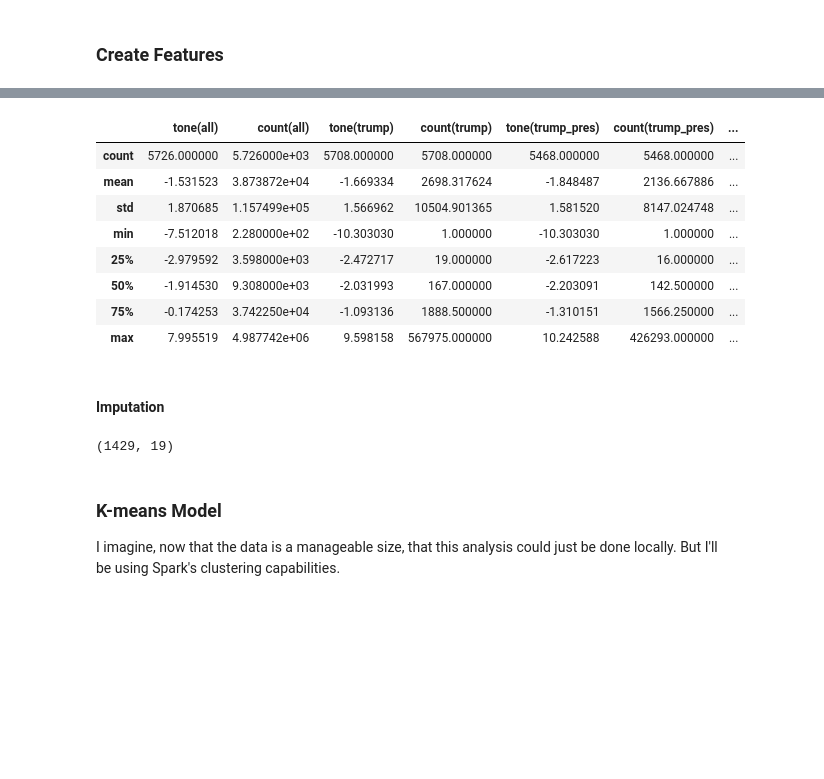
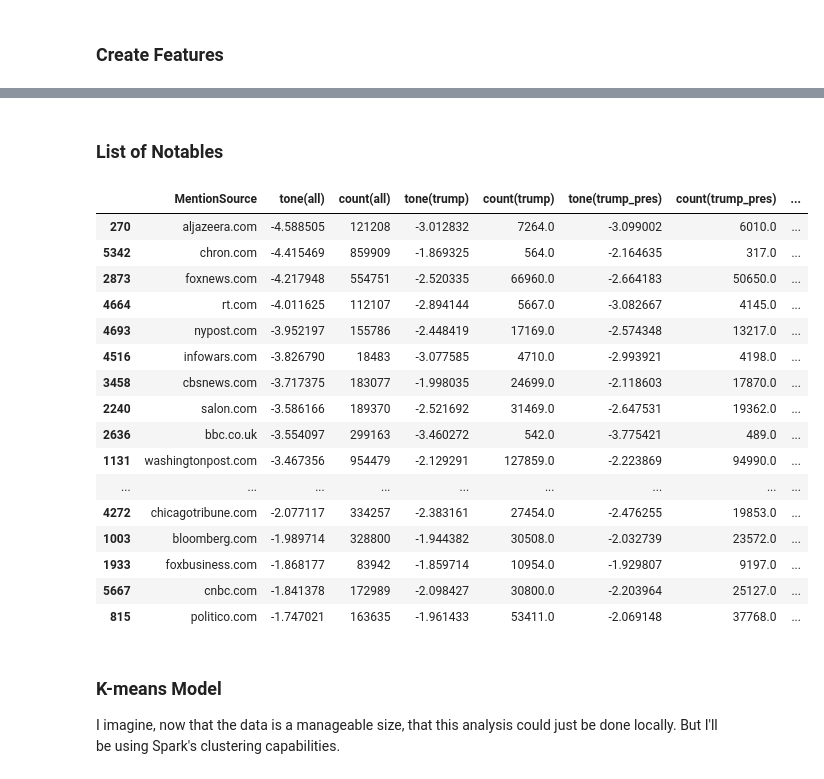
Before and after one commit to Rileypj1/BigDataProject, a Jupyter notebook: Mike - Model - Unsupervised Mentions.ipynb, the cells around one changed output, grey strips where cells are left out. Cells and saved outputs as stored; diff of their text form; code cells hidden in the pictures; blank space fills up the shorter version.

```diff
--- a/Mike - Model - Unsupervised Mentions.ipynb
+++ b/Mike - Model - Unsupervised Mentions.ipynb
@@ -11,6 +11,7 @@ spark = SparkSession.builder \
 # %%
 import pandas as pd
 pd.options.display.max_rows=250
+pd.options.display.max_columns=30
 import numpy as np
 from datetime import datetime
 
@@ -48,6 +49,8 @@ None
 # %% [markdown]
 ### Create Features
 # %%
+start = datetime.now()
+
 df_all=df_mentions.groupby("MentionSource").agg(func.mean("MentionDocTone").alias("tone(all)"),
                                                   func.count("MentionDocTone").alias("count(all)"))
 
@@ -98,3 +101,31 @@ df_anthem=df_mentions.where(df_mentions.MentionIdentifier.rlike('anthem')). \
 df_inauguration=df_mentions.where(df_mentions.MentionIdentifier.rlike('inauguration')). \
     groupby("MentionSource").agg(func.mean("MentionDocTone").alias("tone(inauguration)"),
                                  func.count("MentionDocTone").alias("count(inauguration)"))
+
+df_mueller=df_mentions.where(df_mentions.MentionIdentifier.rlike('mueller')). \
+    groupby("MentionSource").agg(func.mean("MentionDocTone").alias("tone(mueller)"),
+                                 func.count("MentionDocTone").alias("count(mueller)"))
+
+# df_accesshollywood=df_mentions.where((df_mentions.MentionIdentifier.rlike('trump')) &
+#                            (df_mentions.EventDate==20161008)). \
+#     groupby("MentionSource").agg(func.mean("MentionDocTone").alias("tone(accesshollywood)"),
+#                                  func.count("MentionDocTone").alias("count(accesshollywood)"))
+
+
+df=df_all.join(df_trump,["MentionSource"],how="left") \
+        .join(df_trump_president,["MentionSource"],how="left") \
+        .join(df_trump_candidate,["MentionSource"],how="left") \
+        .join(df_obama,["MentionSource"],how="left") \
+        .join(df_clinton,["MentionSource"],how="left") \
+        .join(df_charlottesville,["MentionSource"],how="left") \
+        .join(df_anthem,["MentionSource"],how="left") \
+        .join(df_inauguration,["MentionSource"],how="left") \
+        .join(df_mueller,["MentionSource"],how="left") \
+
+df.cache()
+df.count()
+
+print(datetime.now()-start)
+
+pd_df = pd.DataFrame(df.collect(),columns=df.columns)
+pd_df2 = pd_df.dropna()
@@ -121,22 +134,33 @@ print(datetime.now()-start)
-# %%
-pd_df = pd.DataFrame(df.collect(),columns=cols)
-pd_df.describe()
-# %% [output]
-|  | tone(all) | count(all) | tone(trump) | count(trump) | tone(trump_pres) | count(trump_pres) | ... |
-| count | 5726.000000 | 5.726000e+03 | 5708.000000 | 5708.000000 | 5468.000000 | 5468.000000 | ... |
-| mean | -1.531523 | 3.873872e+04 | -1.669334 | 2698.317624 | -1.848487 | 2136.667886 | ... |
-| std | 1.870685 | 1.157499e+05 | 1.566962 | 10504.901365 | 1.581520 | 8147.024748 | ... |
-| min | -7.512018 | 2.280000e+02 | -10.303030 | 1.000000 | -10.303030 | 1.000000 | ... |
-| 25% | -2.979592 | 3.598000e+03 | -2.472717 | 19.000000 | -2.617223 | 16.000000 | ... |
-| 50% | -1.914530 | 9.308000e+03 | -2.031993 | 167.000000 | -2.203091 | 142.500000 | ... |
-| 75% | -0.174253 | 3.742250e+04 | -1.093136 | 1888.500000 | -1.310151 | 1566.250000 | ... |
-| max | 7.995519 | 4.987742e+06 | 9.598158 | 567975.000000 | 10.242588 | 426293.000000 | ... |
-# %% [markdown]
-#### Imputation
-# %%
-pd_df.dropna().shape
-# %% [output]
-(1429, 19)
+# %% [markdown]
+### List of Notables
+# %%
+notables=["nytimes.com","washingtonpost.com","cnn.com","reuters.com",#"ap.org",
+          "cbsnews.com","aljazeera.com","wsj.com","huffingtonpost.com","slate.com",
+          "usatoday.com","latimes.com","chron.com","chicagotribune.com","tampabay.com",
+          "theguardian.com","foxnews.com","rt.com","thehill.com",#"dailymail.co.uk",
+          "breitbart.com","politico.com","nypost.com","bbc.co.uk",#"nationalenquirer.com",
+          "infowars.com","newsmax.com","salon.com","theblaze.com",#"dailykos.com",
+          "vox.com","foxbusiness.com","cnbc.com","bloomberg.com","npr.org"]
+# %%
+pd_df[pd_df["MentionSource"].isin(notables)].sort_values(by=["tone(all)"])
+# %% [output]
+|  | MentionSource | tone(all) | count(all) | tone(trump) | count(trump) | tone(trump_pres) | count(trump_pres) | ... |
+| 270 | aljazeera.com | -4.588505 | 121208 | -3.012832 | 7264.0 | -3.099002 | 6010.0 | ... |
+| 5342 | chron.com | -4.415469 | 859909 | -1.869325 | 564.0 | -2.164635 | 317.0 | ... |
+| 2873 | foxnews.com | -4.217948 | 554751 | -2.520335 | 66960.0 | -2.664183 | 50650.0 | ... |
+| 4664 | rt.com | -4.011625 | 112107 | -2.894144 | 5667.0 | -3.082667 | 4145.0 | ... |
+| 4693 | nypost.com | -3.952197 | 155786 | -2.448419 | 17169.0 | -2.574348 | 13217.0 | ... |
+| 4516 | infowars.com | -3.826790 | 18483 | -3.077585 | 4710.0 | -2.993921 | 4198.0 | ... |
+| 3458 | cbsnews.com | -3.717375 | 183077 | -1.998035 | 24699.0 | -2.118603 | 17870.0 | ... |
+| 2240 | salon.com | -3.586166 | 189370 | -2.521692 | 31469.0 | -2.647531 | 19362.0 | ... |
+| 2636 | bbc.co.uk | -3.554097 | 299163 | -3.460272 | 542.0 | -3.775421 | 489.0 | ... |
+| 1131 | washingtonpost.com | -3.467356 | 954479 | -2.129291 | 127859.0 | -2.223869 | 94990.0 | ... |
+| ... | ... | ... | ... | ... | ... | ... | ... | ... |
+| 4272 | chicagotribune.com | -2.077117 | 334257 | -2.383161 | 27454.0 | -2.476255 | 19853.0 | ... |
+| 1003 | bloomberg.com | -1.989714 | 328800 | -1.944382 | 30508.0 | -2.032739 | 23572.0 | ... |
+| 1933 | foxbusiness.com | -1.868177 | 83942 | -1.859714 | 10954.0 | -1.929807 | 9197.0 | ... |
+| 5667 | cnbc.com | -1.841378 | 172989 | -2.098427 | 30800.0 | -2.203964 | 25127.0 | ... |
+| 815 | politico.com | -1.747021 | 163635 | -1.961433 | 53411.0 | -2.069148 | 37768.0 | ... |
 # %% [markdown]
 ### K-means Model
 I imagine, now that the data is a manageable size, that this analysis could just be done locally.  But I'll be using Spark's clustering capabilities.
```
Also changed, not shown: parts of 9 cells of this notebook, 1 other file.
